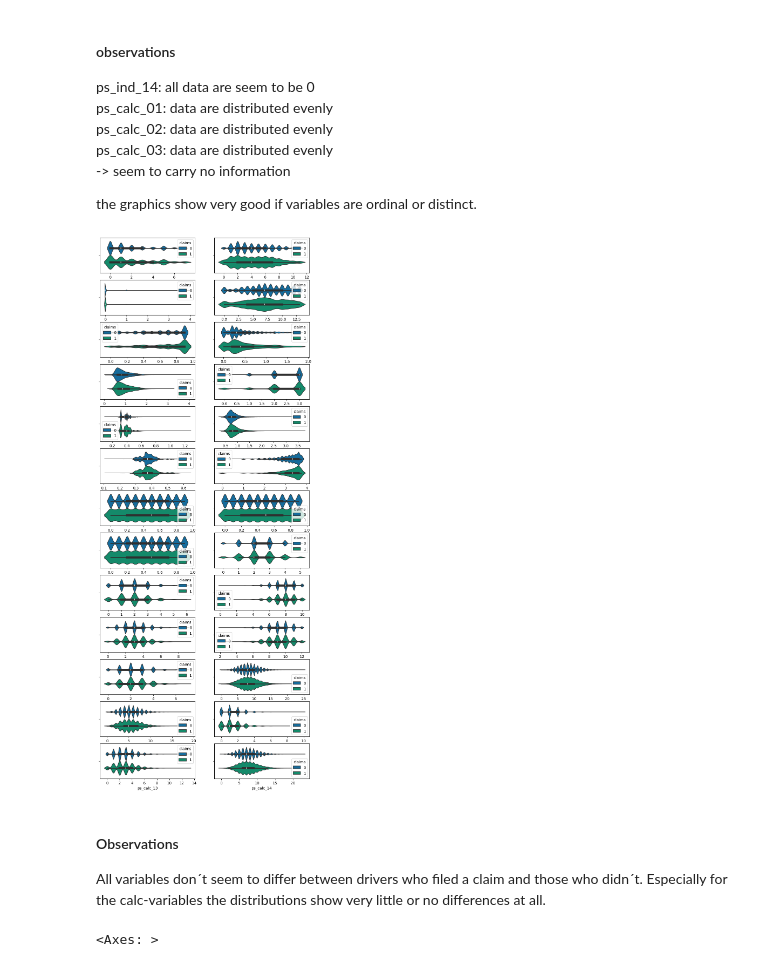
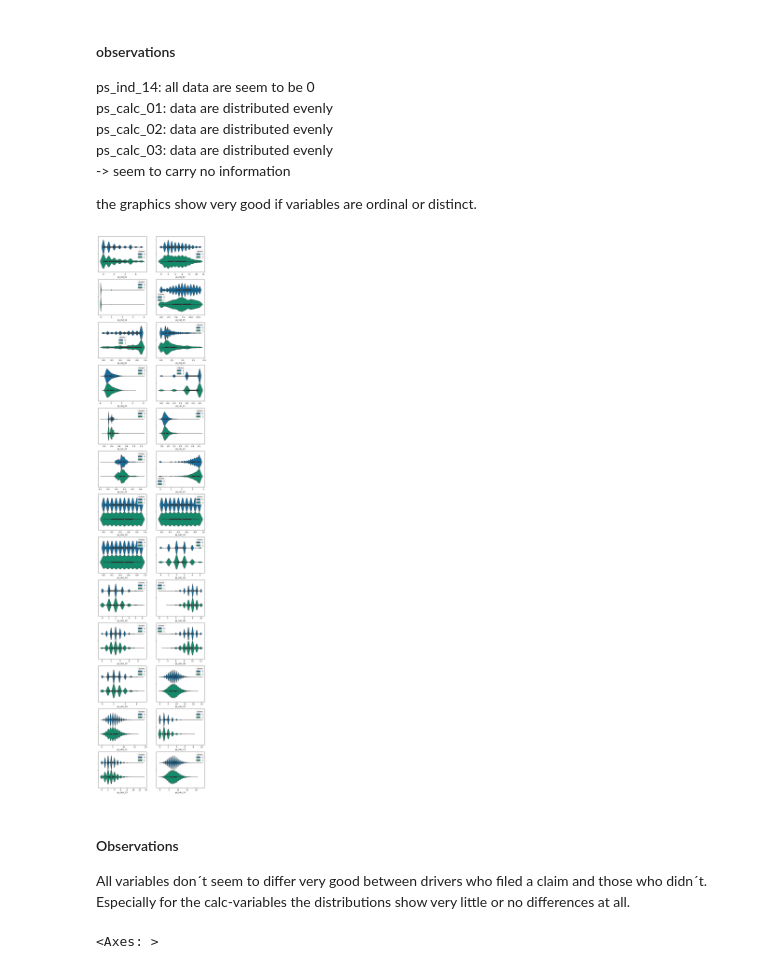
Before and after one commit to knirpsgraph/ada_portoSeguro, a Jupyter notebook: EDA_Charlotte.ipynb, the cells around one changed output. Saved outputs shown, nothing was run; the diff lists cells and outputs as text; code cells hidden in the pictures.

```diff
--- a/EDA_Charlotte.ipynb
+++ b/EDA_Charlotte.ipynb
@@ -130,13 +200,13 @@ ps_calc_03: data are distributed evenly
 the graphics show very good if variables are ordinal or distinct.
 # %%
 # interaction with target variable
-fig, axes = plt.subplots(13, 2, figsize=(10, 26))
+fig, axes = plt.subplots(13, 2, figsize=(10, 52))
 
 for ax, name in zip(axes.ravel(), numeric_columns):
     sns.violinplot(df, x=name, hue="claims", ax=ax)
 # %% [output]
-[figure, old version]
+[figure, new version]
 # %% [markdown]
 #### Observations
-All variables don´t seem to differ between drivers who filed a claim and those who didn´t. Especially for the calc-variables the distributions show very little or no differences at all.
+All variables don´t seem to differ very good between drivers who filed a claim and those who didn´t. Especially for the calc-variables the distributions show very little or no differences at all.
 # %%
```
Also changed, not shown: parts of 23 cells of this notebook.
